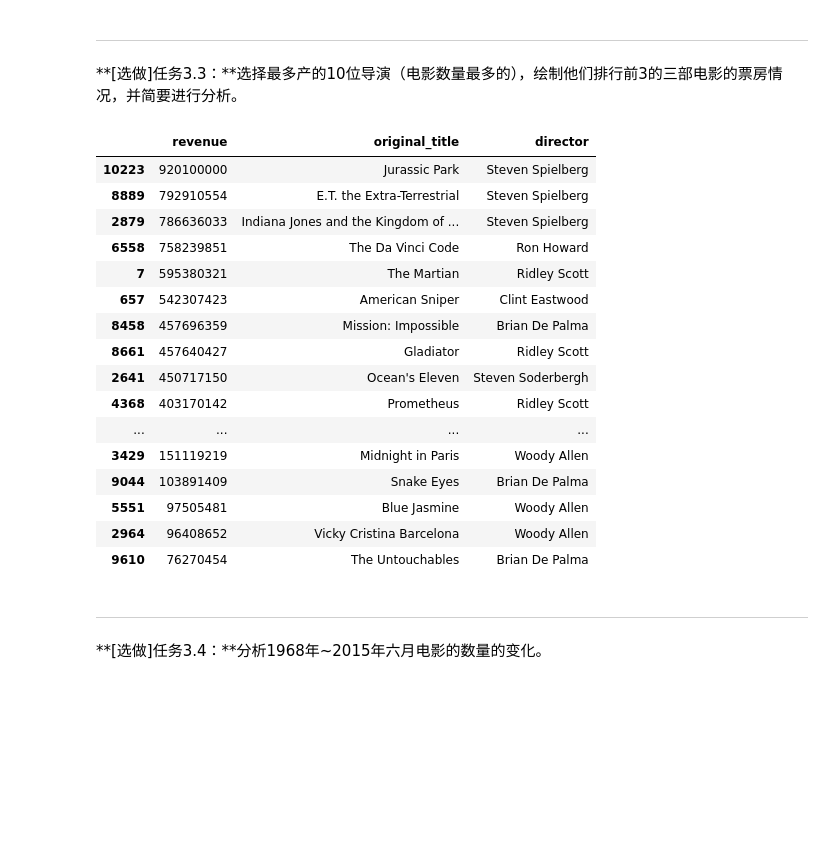
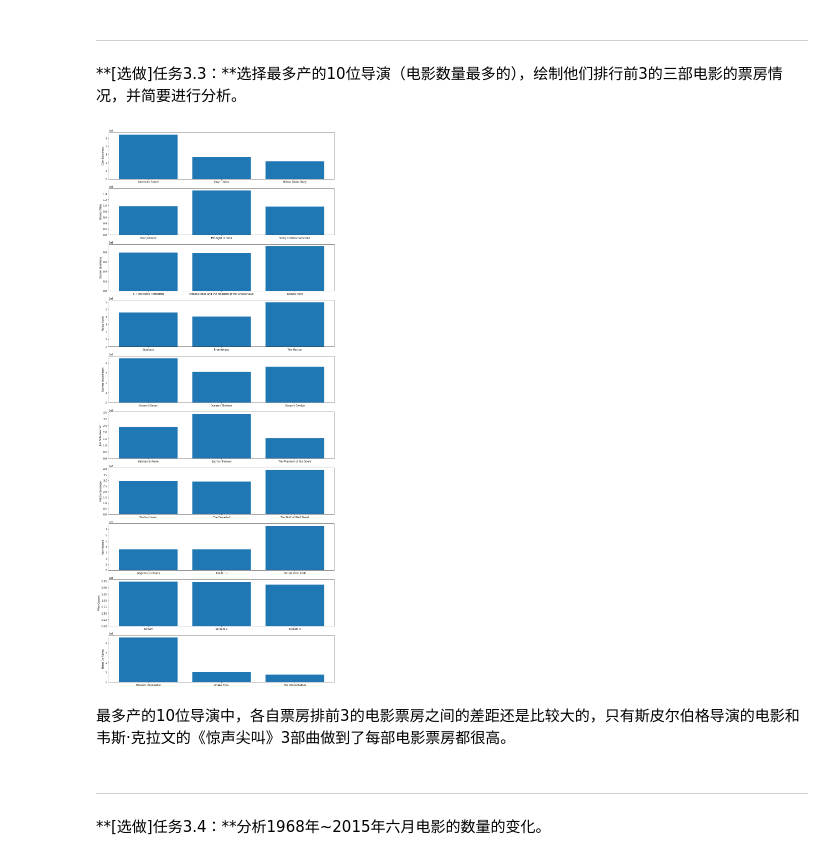
Before and after one commit to leesper/become-aipnd-learner, a Jupyter notebook: P2_ExploreMovieDataset/Explore Movie Dataset.ipynb, the cells around one changed output. Drawn from its saved outputs; the diff is of its cells as text; code cells hidden in the pictures; blank space fills up the shorter version.

```diff
--- a/P2_ExploreMovieDataset/Explore Movie Dataset.ipynb
+++ b/P2_ExploreMovieDataset/Explore Movie Dataset.ipynb
@@ -398,29 +398,24 @@ net_profit_by_year.plot(kind='line')
 ---
 
 **[选做]任务3.3：**选择最多产的10位导演（电影数量最多的），绘制他们排行前3的三部电影的票房情况，并简要进行分析。
+# %%
+def plot_top_3_movies(df):
+    plt.figure(figsize=(16, 40))
+    directors = list(set(df['director']))
+    for index, director in enumerate(directors):
+        plt.subplot(10, 1, index+1)
+        data = df[df['director'] == director]
+        plt.bar(x=data['original_title'], height=data['revenue'])
+        plt.ylabel(director)
 # %%
 directors_top_10 = movie_data_cleaned.groupby(['director'], as_index=False).count().sort_values(by=['original_title'], ascending=False)['director'].head(10)
 movies_by_top_10_directors = movie_data_cleaned[movie_data_cleaned['director'].isin(directors_top_10)][['revenue', 'original_title', 'director']]
 movies_by_top_3_revenues = movies_by_top_10_directors.sort_values(by=['revenue'], ascending=False).groupby(['director']).head(3)
-movies_by_top_3_revenues
+plot_top_3_movies(movies_by_top_3_revenues)
 # %% [output]
-|  | revenue | original_title | director |
-| 10223 | 920100000 | Jurassic Park | Steven Spielberg |
-| 8889 | 792910554 | E.T. the Extra-Terrestrial | Steven Spielberg |
-| 2879 | 786636033 | Indiana Jones and the Kingdom of ... | Steven Spielberg |
-| 6558 | 758239851 | The Da Vinci Code | Ron Howard |
-| 7 | 595380321 | The Martian | Ridley Scott |
-| 657 | 542307423 | American Sniper | Clint Eastwood |
-| 8458 | 457696359 | Mission: Impossible | Brian De Palma |
-| 8661 | 457640427 | Gladiator | Ridley Scott |
-| 2641 | 450717150 | Ocean's Eleven | Steven Soderbergh |
-| 4368 | 403170142 | Prometheus | Ridley Scott |
-| ... | ... | ... | ... |
-| 3429 | 151119219 | Midnight in Paris | Woody Allen |
-| 9044 | 103891409 | Snake Eyes | Brian De Palma |
-| 5551 | 97505481 | Blue Jasmine | Woody Allen |
-| 2964 | 96408652 | Vicky Cristina Barcelona | Woody Allen |
-| 9610 | 76270454 | The Untouchables | Brian De Palma |
+[figure, added]
+# %% [markdown]
+最多产的10位导演中，各自票房排前3的电影票房之间的差距还是比较大的，只有斯皮尔伯格导演的电影和韦斯·克拉文的《惊声尖叫》3部曲做到了每部电影票房都很高。
 # %% [markdown]
 ---
 
```
Also changed, not shown: parts of 6 cells of this notebook, 2 other files.
